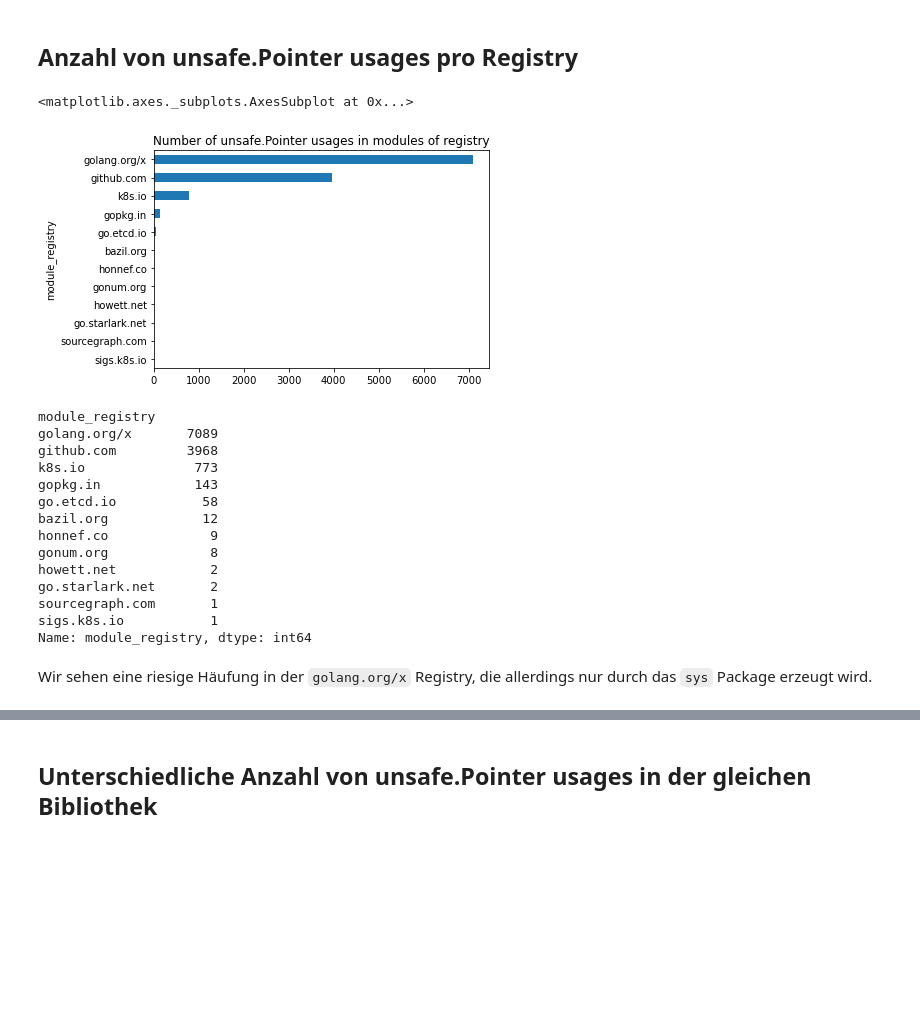
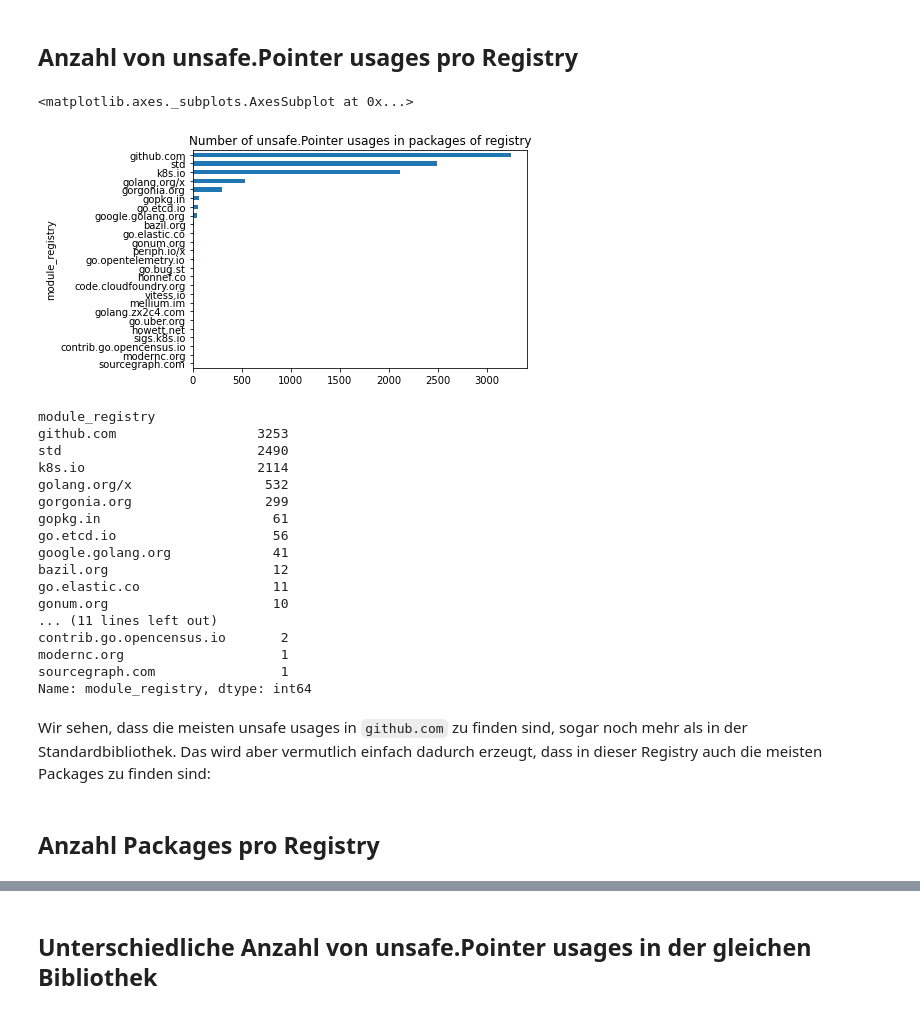
Before and after one commit to jlauinger/master-of-science, a Jupyter notebook: code/data-survey/analysis/data-exploration.ipynb, the cells around one changed output, grey strips where cells are left out. Cells and saved outputs as stored; diff of their text form; code cells hidden in the pictures; blank space fills up the shorter version.

```diff
--- a/code/data-survey/analysis/data-exploration.ipynb
+++ b/code/data-survey/analysis/data-exploration.ipynb
@@ -52,0 +31,2 @@ matches_df
+# %%
+grep_df = pd.read_csv('/root/data/grep_findings_0_499.csv')
@@ -112,0 +89,2 @@ modules_df
+# %%
+package_df = pd.read_csv('/root/data/packages_0_499.csv')
@@ -233,36 +221,60 @@ matches_df\
 # %% [markdown]
 ## Anzahl von unsafe.Pointer usages pro Registry
 # %%
-matches_df\
-    .where(matches_df['match_type']=='unsafe.Pointer')\
-    .groupby(['module_registry', 'module_import_path', 'project_name'])['module_registry'].count()\
-    .groupby(['module_registry', 'module_import_path']).max()\
+df1 = grep_df\
+    .where(grep_df['match_type']=='unsafe.Pointer')\
+    .dropna()
+
+df2 = package_df
+
+mdf = pd.merge(df1, df2, how='left',
+         left_on=['project_name', 'package_import_path', 'module_path', 'module_version'],
+         right_on=['project_name', 'import_path', 'module_path', 'module_version'])
+
+mdf\
+    .groupby(['module_registry', 'package_import_path', 'project_name'])['module_registry'].count()\
+    .groupby(['module_registry', 'package_import_path']).max()\
     .groupby('module_registry').sum()\
-    .sort_values(ascending=True).plot.barh(title='Number of unsafe.Pointer usages in modules of registry')
+    .sort_values(ascending=True)\
+    .plot.barh(title='Number of unsafe.Pointer usages in packages of registry')
 # %% [output]
 <matplotlib.axes._subplots.AxesSubplot at 0x...>
-[figure, old version]
+[figure, new version]
 # %%
-matches_df\
-    .where(matches_df['match_type']=='unsafe.Pointer')\
-    .groupby(['module_registry', 'module_import_path', 'project_name'])['module_registry'].count()\
-    .groupby(['module_registry', 'module_import_path']).max()\
+df1 = grep_df\
+    .where(grep_df['match_type']=='unsafe.Pointer')\
+    .dropna()
+
+df2 = package_df
+
+mdf = pd.merge(df1, df2, how='left',
+         left_on=['project_name', 'package_import_path', 'module_path', 'module_version'],
+         right_on=['project_name', 'import_path', 'module_path', 'module_version'])
+
+mdf\
+    .groupby(['module_registry', 'package_import_path', 'project_name'])['module_registry'].count()\
+    .groupby(['module_registry', 'package_import_path']).max()\
     .groupby('module_registry').sum()\
     .sort_values(ascending=False)
 # %% [output]
 module_registry
-golang.org/x       7089
-github.com         3968
-k8s.io              773
-gopkg.in            143
-go.etcd.io           58
-bazil.org            12
-honnef.co             9
-gonum.org             8
-howett.net            2
-go.starlark.net       2
-sourcegraph.com       1
-sigs.k8s.io           1
+github.com                  3253
+std                         2490
+k8s.io                      2114
+golang.org/x                 532
+gorgonia.org                 299
+gopkg.in                      61
+go.etcd.io                    56
+google.golang.org             41
+bazil.org                     12
+go.elastic.co                 11
+gonum.org                     10
+... (11 lines left out)
+contrib.go.opencensus.io       2
+modernc.org                    1
+sourcegraph.com                1
 Name: module_registry, dtype: int64
-# %% [markdown]
-Wir sehen eine riesige Häufung in der `golang.org/x` Registry, die allerdings nur durch das `sys` Package erzeugt wird.
+# %% [markdown]
+Wir sehen, dass die meisten unsafe usages in `github.com` zu finden sind, sogar noch mehr als in der Standardbibliothek. Das wird aber vermutlich einfach dadurch erzeugt, dass in dieser Registry auch die meisten Packages zu finden sind:
+# %% [markdown]
+## Anzahl Packages pro Registry
```
Also changed, not shown: parts of 75 cells of this notebook.
